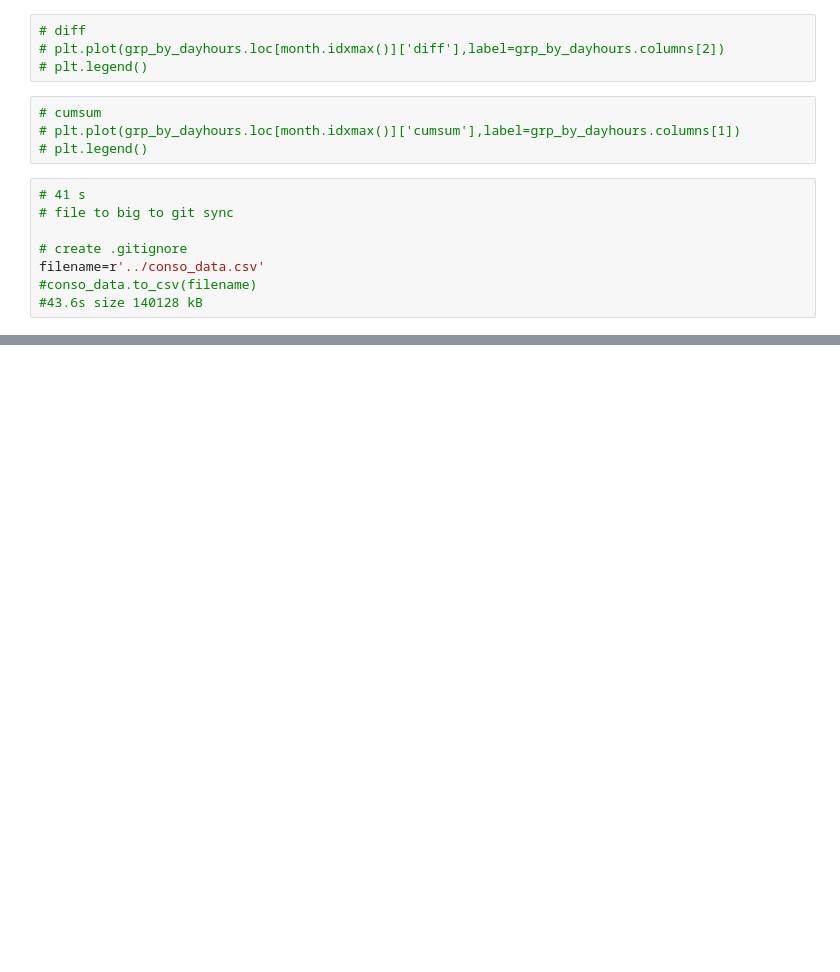
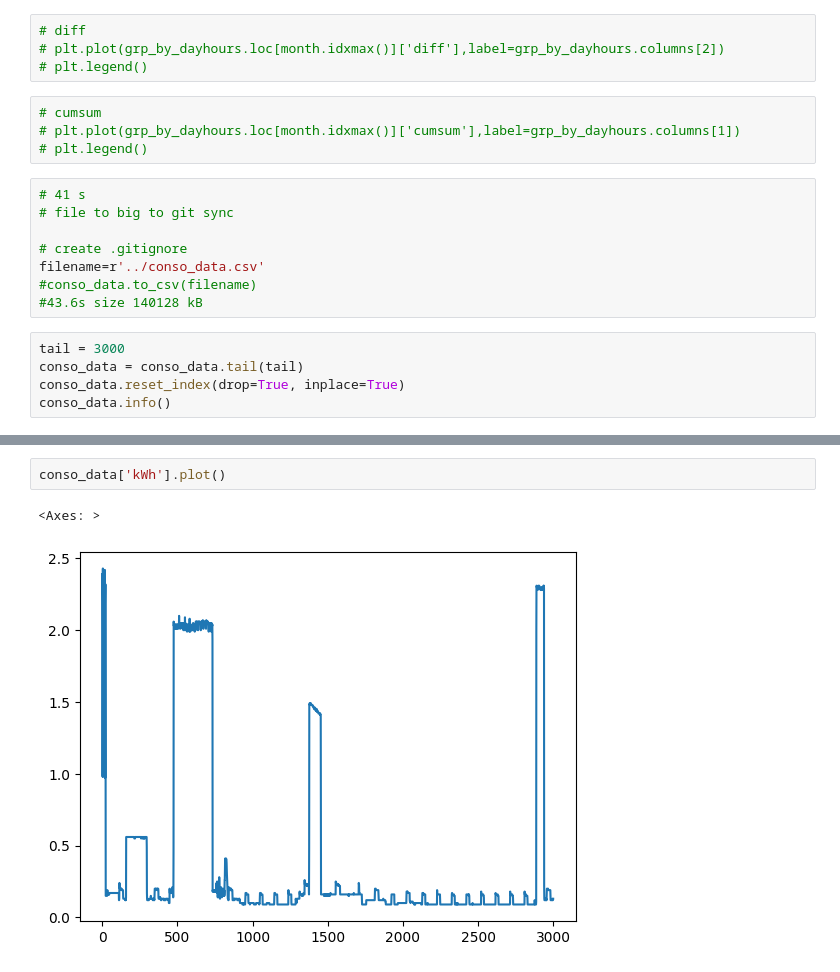
Before and after one commit to jdavid54/jupyter_notebooks2, a Jupyter notebook: conso_kwh_mini.ipynb, the cells around one changed output, grey strips where cells are left out. Drawn from its saved outputs; the diff is of its cells as text; blank space fills up the shorter version.

```diff
--- a/conso_kwh_mini.ipynb
+++ b/conso_kwh_mini.ipynb
@@ -1913,3 +1899,8 @@ Index(['kWh', 'cumsum', 'diff', 'days'], dtype='object')
 filename=r'../conso_data.csv'
 #conso_data.to_csv(filename)
 #43.6s size 140128 kB
+# %%
+tail = 3000
+conso_data = conso_data.tail(tail)
+conso_data.reset_index(drop=True, inplace=True)
+conso_data.info()
@@ -1915,0 +1943,5 @@ filename=r'../conso_data.csv'
+# %%
+conso_data['kWh'].plot()
+# %% [output]
+<Axes: >
+[figure, added]
```
Also changed, not shown: parts of 144 cells of this notebook, 8 other files.
